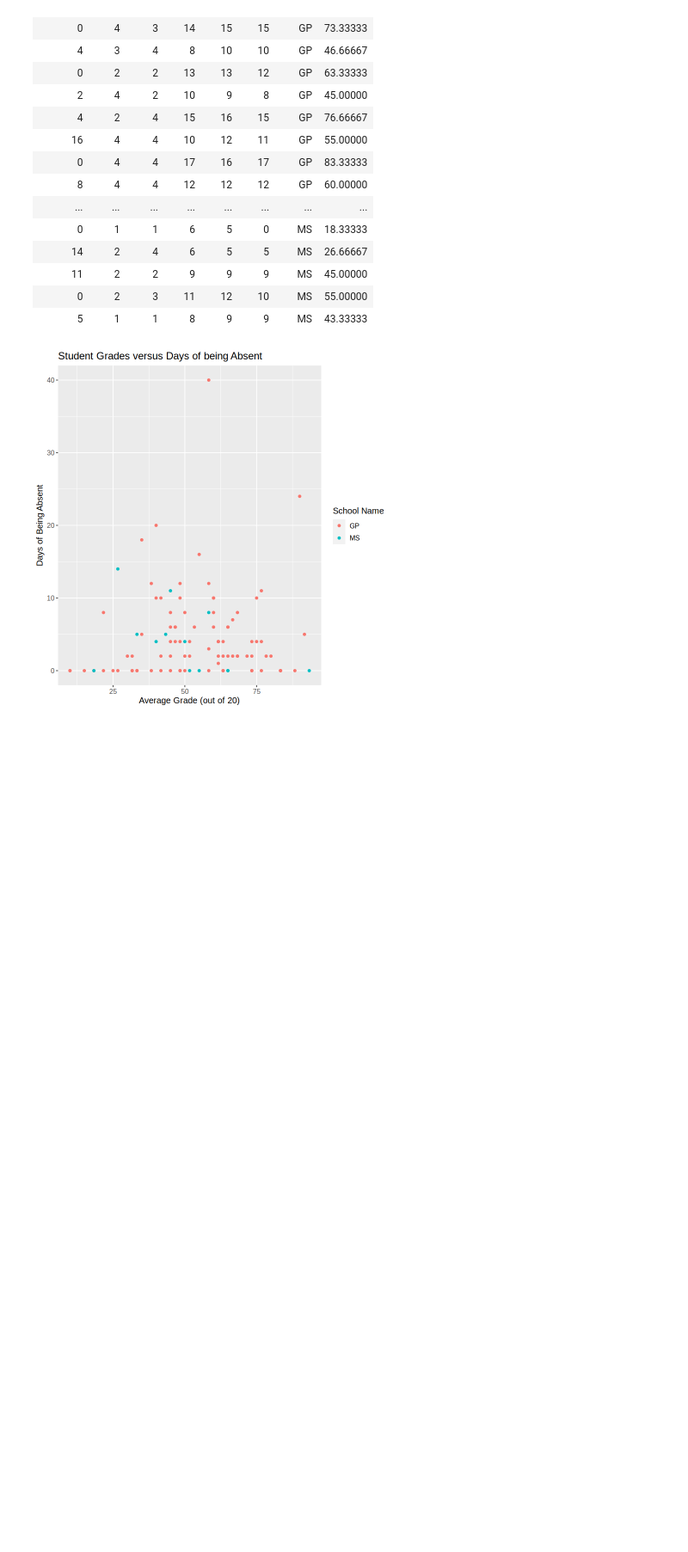
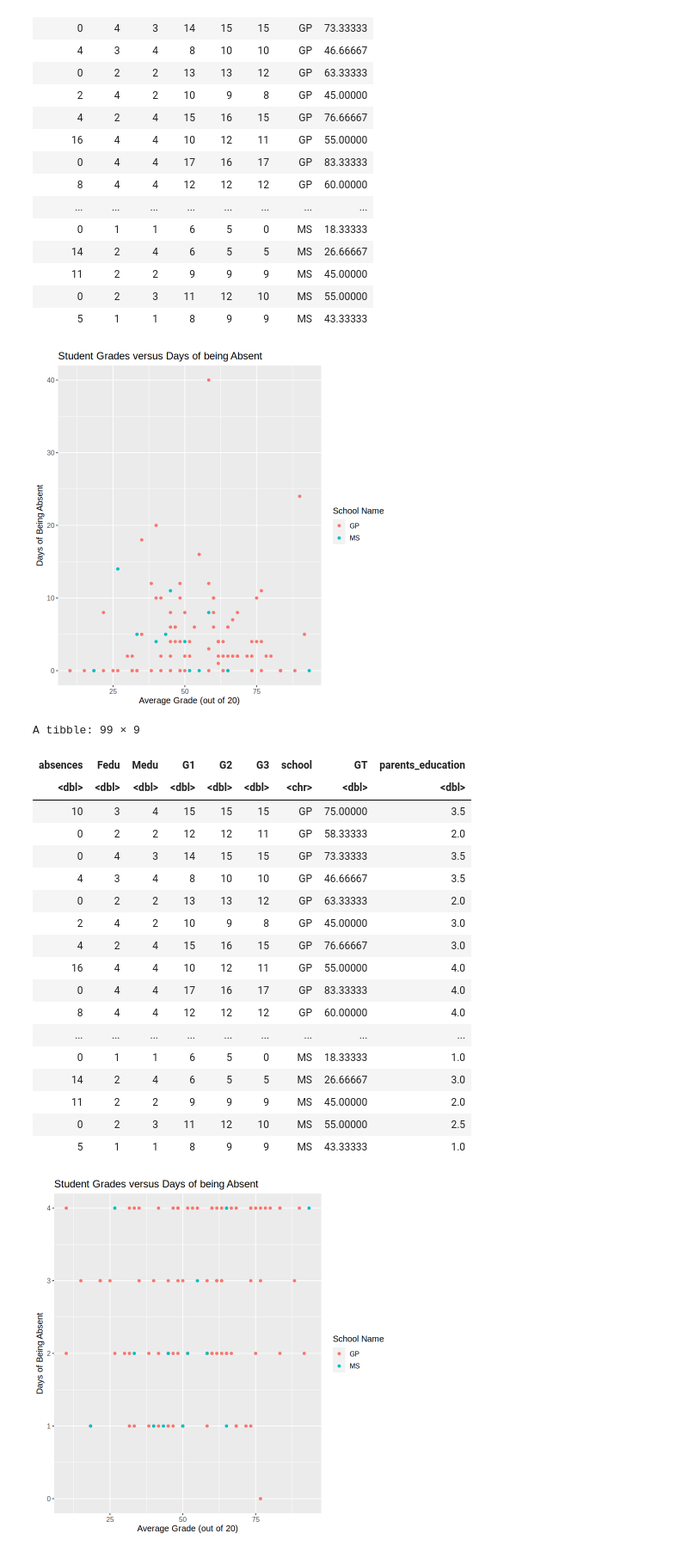
Before and after one commit to sweetmidnights/T1-008-DataScienceProject-32, a Jupyter notebook: Read Dataset.ipynb, the cells around one changed output. Shown: that part at 86% size. Saved outputs shown, nothing was run; the diff lists cells and outputs as text; code cells hidden in the pictures; blank space fills up the shorter version.

Commit message:
New Proposal
Added the new proposal text alongside the same code.

```diff
--- a/Read Dataset.ipynb
+++ b/Read Dataset.ipynb
@@ -159,3 +153,41 @@ plot_student_performance <- ggplot(student_performance , aes(x = GT, y = absence
 plot_student_performance
 # %% [output]
 [figure]
+# %%
+student_performance_1 <- dataset_test |>
+              select(absences, Fedu, Medu, G1, G2, G3, school) |>
+              mutate(GT = ((G1 + G2 + G3) / 3)* 5) |>#calculating the average for the data
+              mutate(parents_education = (Medu + Fedu)/2)
+student_performance_1
+
+
+plot_student_performance <- ggplot(student_performance_1 , aes(x = GT, y = Medu, color = school)) +
+                   geom_point() +
+                   xlab("Average Grade (out of 20)") +
+                   ylab("Days of Being Absent") +
+                   labs(color = 'School Name') +
+                   theme(text = element_text(size = 12))+
+                   ggtitle("Student Grades versus Days of being Absent") #title for the plot
+
+plot_student_performance
+# %% [output]
+A tibble: 99 × 9
+| absences | Fedu | Medu | G1 | G2 | G3 | school | GT | parents_education |
+| <dbl> | <dbl> | <dbl> | <dbl> | <dbl> | <dbl> | <chr> | <dbl> | <dbl> |
+| 10 | 3 | 4 | 15 | 15 | 15 | GP | 75.00000 | 3.5 |
+| 0 | 2 | 2 | 12 | 12 | 11 | GP | 58.33333 | 2.0 |
+| 0 | 4 | 3 | 14 | 15 | 15 | GP | 73.33333 | 3.5 |
+| 4 | 3 | 4 | 8 | 10 | 10 | GP | 46.66667 | 3.5 |
+| 0 | 2 | 2 | 13 | 13 | 12 | GP | 63.33333 | 2.0 |
+| 2 | 4 | 2 | 10 | 9 | 8 | GP | 45.00000 | 3.0 |
+| 4 | 2 | 4 | 15 | 16 | 15 | GP | 76.66667 | 3.0 |
+| 16 | 4 | 4 | 10 | 12 | 11 | GP | 55.00000 | 4.0 |
+| 0 | 4 | 4 | 17 | 16 | 17 | GP | 83.33333 | 4.0 |
+| 8 | 4 | 4 | 12 | 12 | 12 | GP | 60.00000 | 4.0 |
+| ... | ... | ... | ... | ... | ... | ... | ... | ... |
+| 0 | 1 | 1 | 6 | 5 | 0 | MS | 18.33333 | 1.0 |
+| 14 | 2 | 4 | 6 | 5 | 5 | MS | 26.66667 | 3.0 |
+| 11 | 2 | 2 | 9 | 9 | 9 | MS | 45.00000 | 2.0 |
+| 0 | 2 | 3 | 11 | 12 | 10 | MS | 55.00000 | 2.5 |
+| 5 | 1 | 1 | 8 | 9 | 9 | MS | 43.33333 | 1.0 |
+[figure, added]
```
Also changed, not shown: parts of 1 cell of this notebook.
